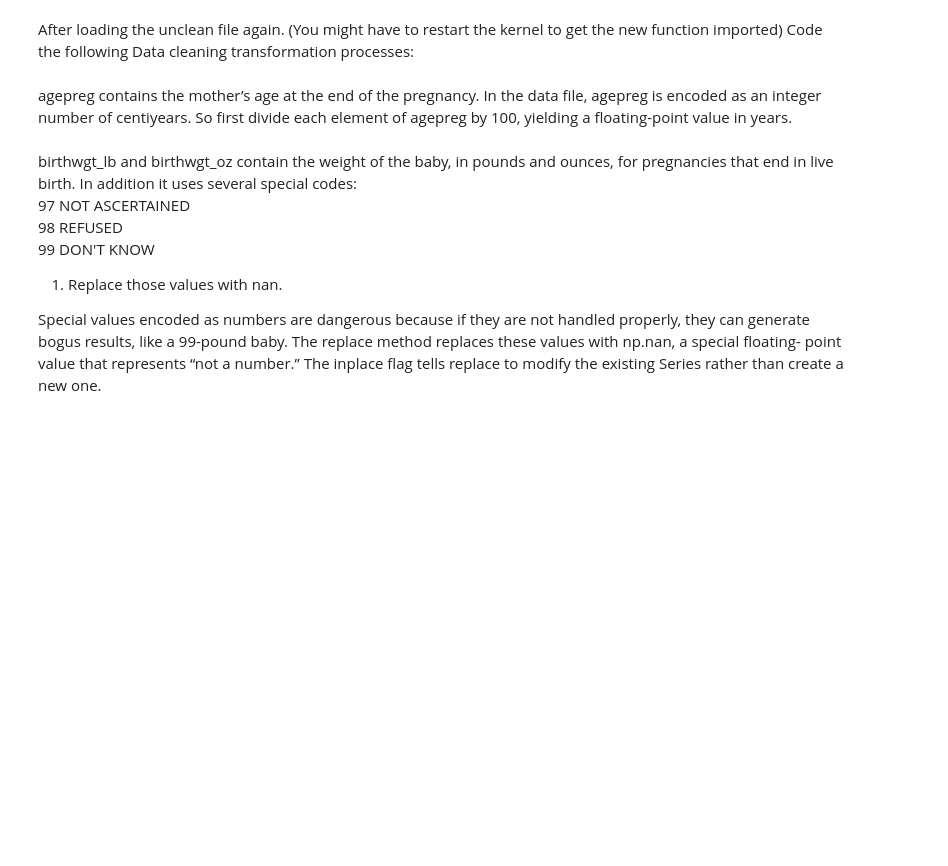
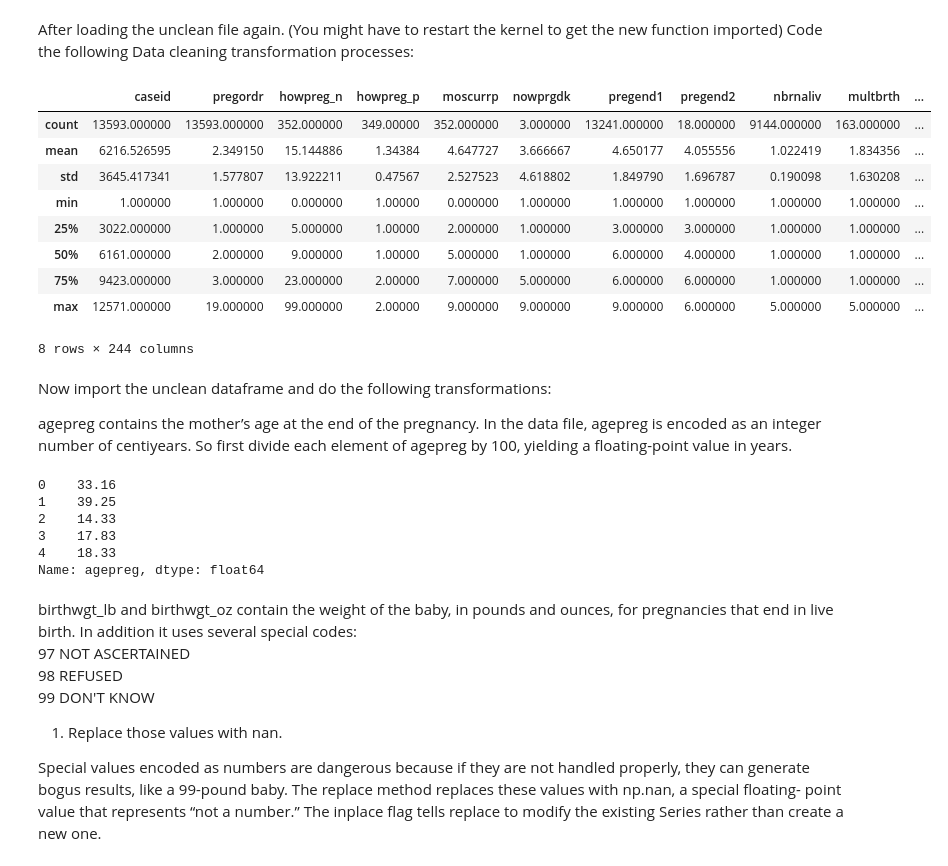
Before and after one commit to francisco-belgrave/Belgrave_Topics, a Jupyter notebook: Think_Stats/Chapter_1_Exploratory_Data_Analysis-Sol.ipynb, the cells around one changed output. Saved outputs shown, nothing was run; the diff lists cells and outputs as text; code cells hidden in the pictures; blank space fills up the shorter version.

```diff
--- a/Think_Stats/Chapter_1_Exploratory_Data_Analysis-Sol.ipynb
+++ b/Think_Stats/Chapter_1_Exploratory_Data_Analysis-Sol.ipynb
@@ -152,8 +172,22 @@ First of all, ReadFemPreg() has a function CleanFemResp() within it that cleans
 After loading the unclean file again. (You might have to restart the kernel to get the new function imported) Code the following Data cleaning transformation processes:
 # %%
 #Load the file here
-data = nsfg.ReadFemPreg(clean = False)
+preg = nsfg.ReadFemPreg(dct_file='../Think_Stats/Thinkstats2/2002FemPreg.dct',
+                      dat_file='Thinkstats2/2002FemPreg.dat.gz', clean = True)
+preg.describe()
+# %% [output]
+|  | caseid | pregordr | howpreg_n | howpreg_p | moscurrp | nowprgdk | pregend1 | pregend2 | nbrnaliv | multbrth | ... |
+| count | 13593.000000 | 13593.000000 | 352.000000 | 349.00000 | 352.000000 | 3.000000 | 13241.000000 | 18.000000 | 9144.000000 | 163.000000 | ... |
+| mean | 6216.526595 | 2.349150 | 15.144886 | 1.34384 | 4.647727 | 3.666667 | 4.650177 | 4.055556 | 1.022419 | 1.834356 | ... |
+| std | 3645.417341 | 1.577807 | 13.922211 | 0.47567 | 2.527523 | 4.618802 | 1.849790 | 1.696787 | 0.190098 | 1.630208 | ... |
+| min | 1.000000 | 1.000000 | 0.000000 | 1.00000 | 0.000000 | 1.000000 | 1.000000 | 1.000000 | 1.000000 | 1.000000 | ... |
+| 25% | 3022.000000 | 1.000000 | 5.000000 | 1.00000 | 2.000000 | 1.000000 | 3.000000 | 3.000000 | 1.000000 | 1.000000 | ... |
+| 50% | 6161.000000 | 2.000000 | 9.000000 | 1.00000 | 5.000000 | 1.000000 | 6.000000 | 4.000000 | 1.000000 | 1.000000 | ... |
+| 75% | 9423.000000 | 3.000000 | 23.000000 | 2.00000 | 7.000000 | 5.000000 | 6.000000 | 6.000000 | 1.000000 | 1.000000 | ... |
+| max | 12571.000000 | 19.000000 | 99.000000 | 2.00000 | 9.000000 | 9.000000 | 9.000000 | 6.000000 | 5.000000 | 5.000000 | ... |
+8 rows × 244 columns
 # %% [markdown]
+Now import the unclean dataframe and do the following transformations:
 
 agepreg contains the mother’s age at the end of the pregnancy. In the data file, agepreg is encoded as an integer number of centiyears. So first divide each element of agepreg by 100, yielding a floating-point value in
 years.
@@ -163,3 +194,17 @@ data['agepreg'] = data['agepreg']/100
+# %%
+# Code it here
+preg = nsfg.ReadFemPreg(dct_file='../Think_Stats/Thinkstats2/2002FemPreg.dct',
+                      dat_file='Thinkstats2/2002FemPreg.dat.gz')
+
+preg['agepreg'] = preg['agepreg']/100
+preg.agepreg.head()
+# %% [output]
+0    33.16
+1    39.25
+2    14.33
+3    17.83
+4    18.33
+Name: agepreg, dtype: float64
 # %% [markdown]
 birthwgt_lb and birthwgt_oz contain the weight of the baby, in pounds and ounces, for pregnancies that end in live birth. In addition it uses several special codes:<br/>
 97 NOT ASCERTAINED<br/>
```
Also changed, not shown: parts of 70 cells of this notebook, 5 other files.
